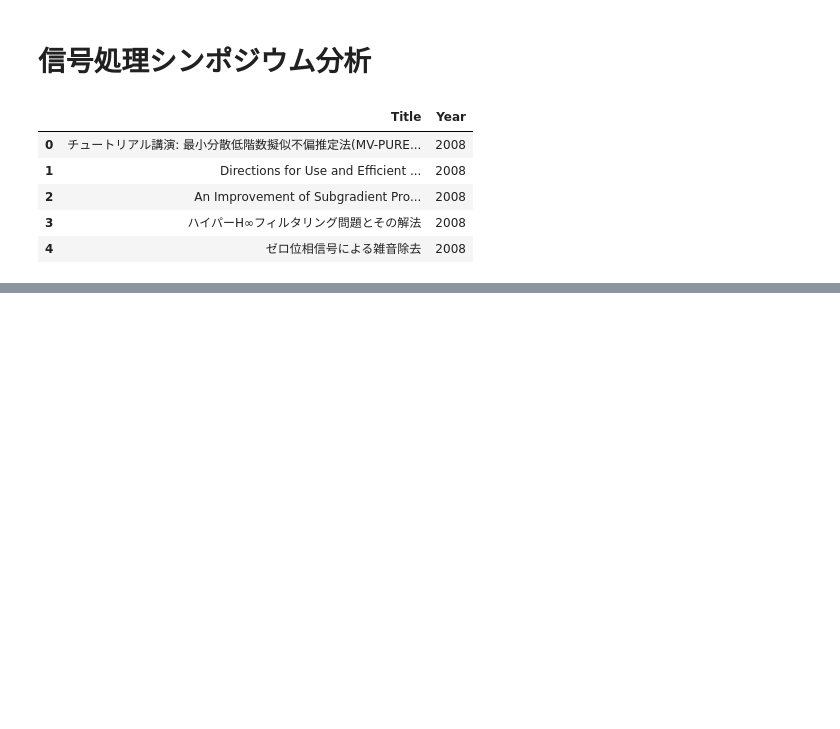
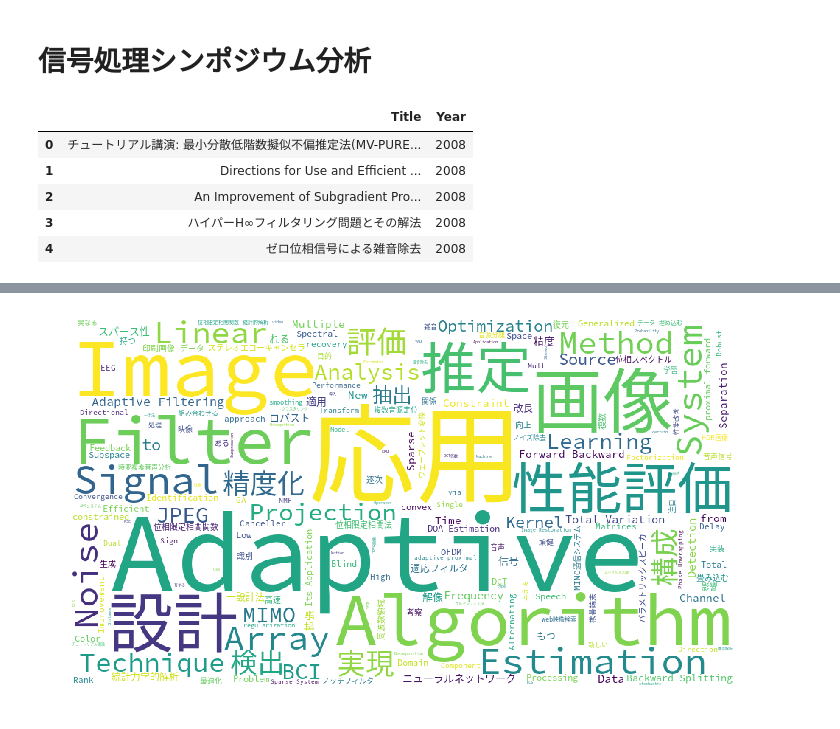
Before and after one commit to msiplab/SipAnalysis, a Jupyter notebook: siprep.ipynb, the cells around one changed output, grey strips where cells are left out. Saved outputs shown, nothing was run; the diff lists cells and outputs as text; code cells hidden in the pictures; blank space fills up the shorter version.

Commit message:
WordCloud生成

```diff
--- a/siprep.ipynb
+++ b/siprep.ipynb
@@ -24,0 +53,5 @@ df.head()
+# %%
+words = []
+for title in tokens_list:
+    words.extend([word+' ' for word in title if word != ''])
+text = ' '.join(words)
@@ -24,0 +61,23 @@ df.head()
+# %%
+# ストップワードの設定
+stop_words = [u'基づく', u'用いる', u'提案', u'ため', u'する', u'and', u'一検討', u'検討',
+              u'考慮', u'利用', u'研究', u'一考察', u'含む',
+              'for', 'of', 'the', 'on', 'with', 'Using', 'Based', 'An', 'by', 'in']
+# %%
+# 日本語が使えるように日本語フォントの設定
+fpath = 'C:\Windows\Fonts\SourceHanCodeJP-Regular.otf'
+# %%
+wordcloud = WordCloud(background_color='white',
+                      font_path=fpath,
+                      width=900,
+                      height=500,
+                      stopwords=set(stop_words)).generate(text)
+# %%
+plt.figure(figsize=(10, 8))
+plt.imshow(wordcloud)
+plt.axis("off")
+plt.tight_layout()
+#plt.savefig(image_dir_path.joinpath(file_name.replace('list.txt', 'cloud.png')).__str__())
+plt.show()
+# %% [output]
+[figure, added]
```
Also changed, not shown: parts of 7 cells of this notebook, 1 other file.
